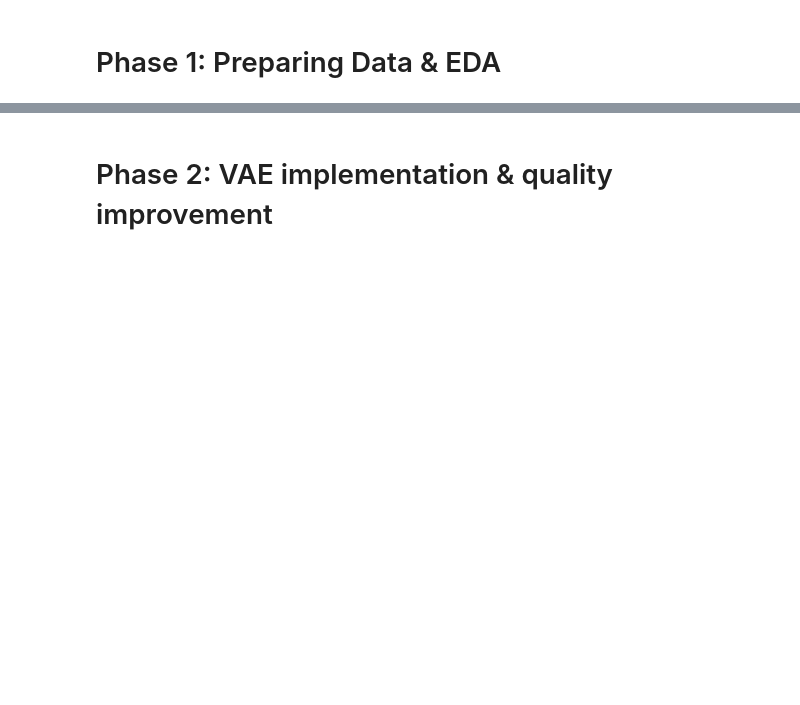
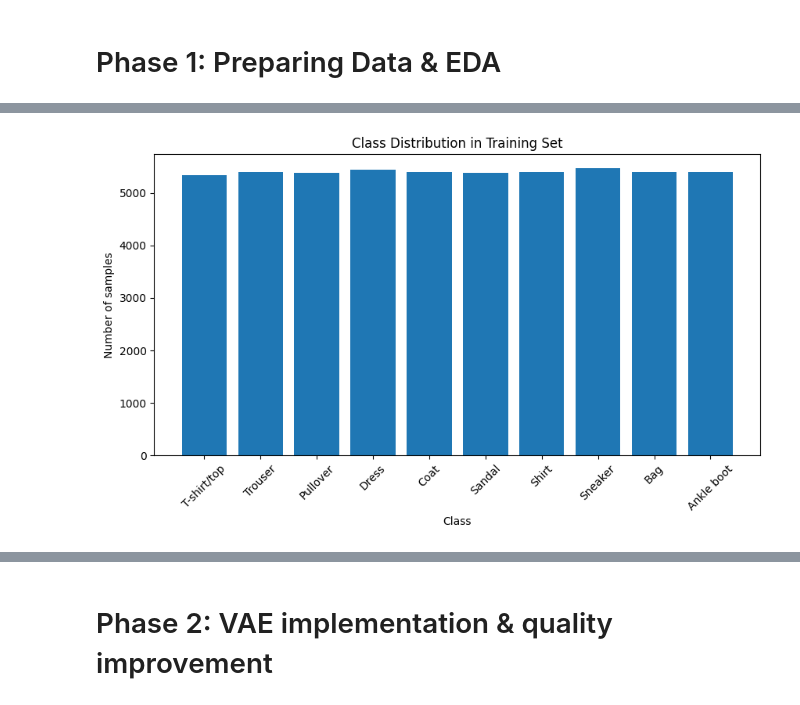
Before and after one commit to AMBandariM/vae-from-scratch, a Jupyter notebook: main.ipynb, the cells around one changed output, grey strips where cells are left out. Drawn from its saved outputs; the diff is of its cells as text; code cells hidden in the pictures; blank space fills up the shorter version.

```diff
--- a/main.ipynb
+++ b/main.ipynb
@@ -51,0 +81,17 @@ plt.show()
+# %%
+# Get labels from train_dataset
+train_labels = [label for _, label in train_dataset]
+
+# Count occurrences
+class_counts = Counter(train_labels)
+
+# Plot bar chart
+plt.figure(figsize=(10, 5))
+plt.bar(range(len(class_names)), [class_counts[i] for i in range(len(class_names))], tick_label=class_names)
+plt.xlabel('Class')
+plt.ylabel('Number of samples')
+plt.title('Class Distribution in Training Set')
+plt.xticks(rotation=45)
+plt.show()
+# %% [output]
+[figure, added]
```
Also changed, not shown: parts of 16 cells of this notebook, 2 other files.
